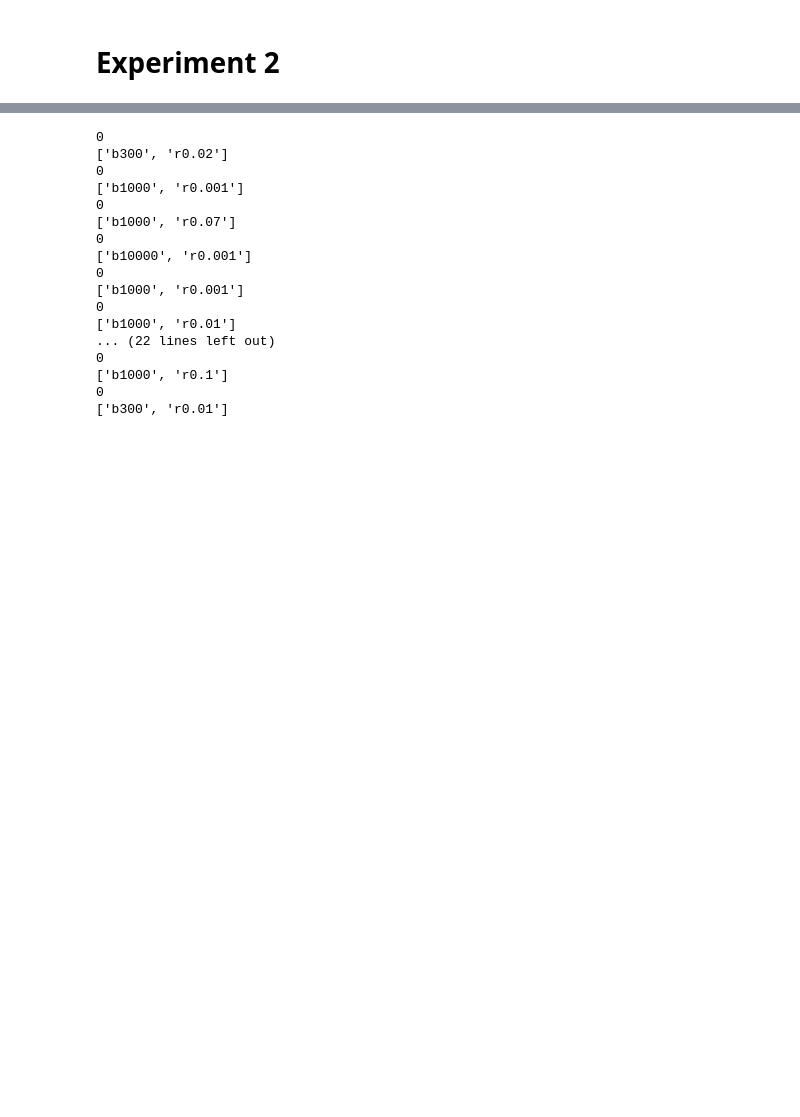
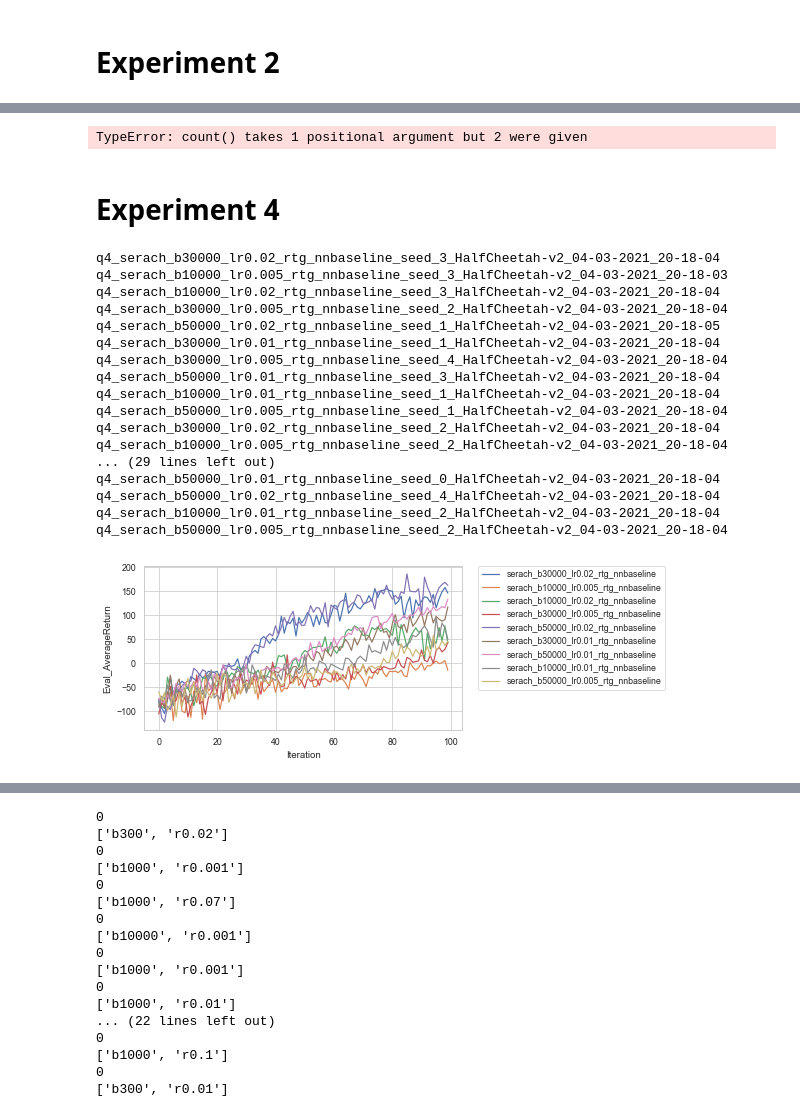
Before and after one commit to MinWang1997/CS285-Deep-Reinforcement-Learning, a Jupyter notebook: homework_fall2020-master/hw2/dataviz.ipynb, the cells around one changed output, grey strips where cells are left out. Drawn from its saved outputs; the diff is of its cells as text; code cells hidden in the pictures; blank space fills up the shorter version.

```diff
--- a/homework_fall2020-master/hw2/dataviz.ipynb
+++ b/homework_fall2020-master/hw2/dataviz.ipynb
@@ -294,0 +313,34 @@ q2_b300_r0.01_InvertedPendulum-v2_24-02-2021_12-12-52
+# %%
+threshold=900
+#data_q2[["batch size", "learning rate"]] = data_q2["Experiment"].apply(data_add_column)
+data_q2['return_over_threshold']=data_q2['Eval_AverageReturn'] > threshold
+
+
+data_q2.groupby('Experiment').count('return_over_threshold')
+#data_q2[data_q2['Eval_AverageReturn']>900].groupby('Experiment').count().reset_index()
+# %% [output]
+TypeError: count() takes 1 positional argument but 2 were given
+# %% [markdown]
+# Experiment 4
+# %%
+data_q4_serach = read_data('q4_serach','HalfCheetah-v2')
+plot_return(data_q4_serach, 'q4_serach')
+# %% [output]
+q4_serach_b30000_lr0.02_rtg_nnbaseline_seed_3_HalfCheetah-v2_04-03-2021_20-18-04
+q4_serach_b10000_lr0.005_rtg_nnbaseline_seed_3_HalfCheetah-v2_04-03-2021_20-18-03
+q4_serach_b10000_lr0.02_rtg_nnbaseline_seed_3_HalfCheetah-v2_04-03-2021_20-18-04
+q4_serach_b30000_lr0.005_rtg_nnbaseline_seed_2_HalfCheetah-v2_04-03-2021_20-18-04
+q4_serach_b50000_lr0.02_rtg_nnbaseline_seed_1_HalfCheetah-v2_04-03-2021_20-18-05
+q4_serach_b30000_lr0.01_rtg_nnbaseline_seed_1_HalfCheetah-v2_04-03-2021_20-18-04
+q4_serach_b30000_lr0.005_rtg_nnbaseline_seed_4_HalfCheetah-v2_04-03-2021_20-18-04
+q4_serach_b50000_lr0.01_rtg_nnbaseline_seed_3_HalfCheetah-v2_04-03-2021_20-18-04
+q4_serach_b10000_lr0.01_rtg_nnbaseline_seed_1_HalfCheetah-v2_04-03-2021_20-18-04
+q4_serach_b50000_lr0.005_rtg_nnbaseline_seed_1_HalfCheetah-v2_04-03-2021_20-18-04
+q4_serach_b30000_lr0.02_rtg_nnbaseline_seed_2_HalfCheetah-v2_04-03-2021_20-18-04
+q4_serach_b10000_lr0.005_rtg_nnbaseline_seed_2_HalfCheetah-v2_04-03-2021_20-18-04
+... (29 lines left out)
+q4_serach_b50000_lr0.01_rtg_nnbaseline_seed_0_HalfCheetah-v2_04-03-2021_20-18-04
+q4_serach_b50000_lr0.02_rtg_nnbaseline_seed_4_HalfCheetah-v2_04-03-2021_20-18-04
+q4_serach_b10000_lr0.01_rtg_nnbaseline_seed_2_HalfCheetah-v2_04-03-2021_20-18-04
+q4_serach_b50000_lr0.005_rtg_nnbaseline_seed_2_HalfCheetah-v2_04-03-2021_20-18-04
+[figure, added]
```
Also changed, not shown: parts of 7 cells of this notebook, 3 other files.
